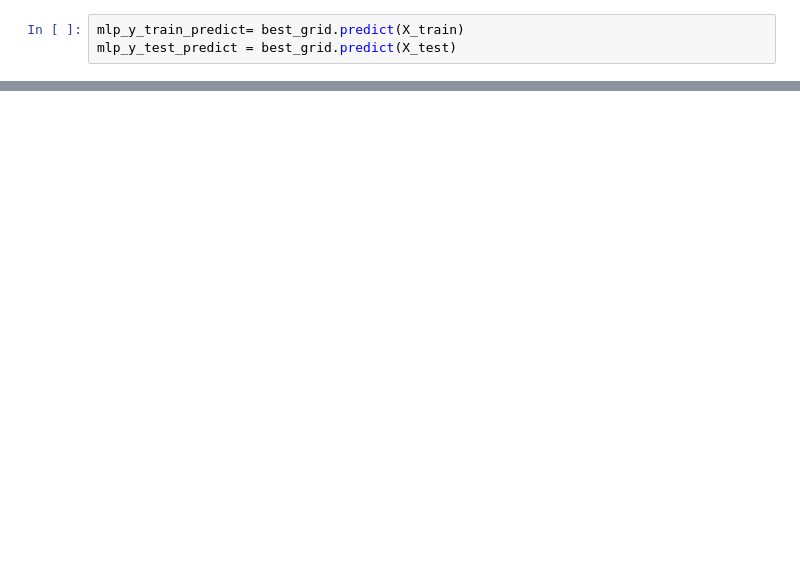
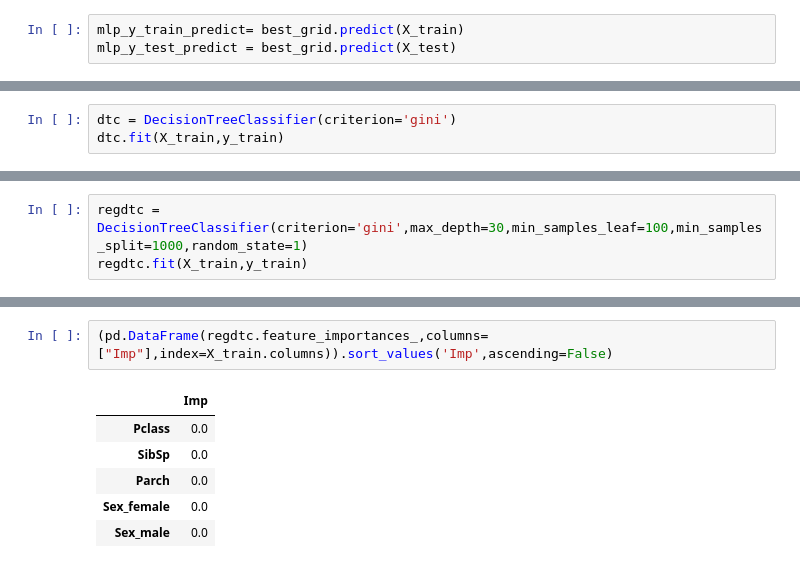
Before and after one commit to Nikhilreddy1/Titanic-passengers-survival-prediction, a Jupyter notebook: Titanic.ipynb, the cells around one changed output, grey strips where cells are left out. Drawn from its saved outputs; the diff is of its cells as text; blank space fills up the shorter version.

Commit message:
Add files via upload
Added decision tree classifier

```diff
--- a/Titanic.ipynb
+++ b/Titanic.ipynb
@@ -423,0 +384,3 @@ AUC: 0.847
+# %%
+dtc = DecisionTreeClassifier(criterion='gini')
+dtc.fit(X_train,y_train)
@@ -423,0 +438,3 @@ AUC: 0.847
+# %%
+regdtc = DecisionTreeClassifier(criterion='gini',max_depth=30,min_samples_leaf=100,min_samples_split=1000,random_state=1)
+regdtc.fit(X_train,y_train)
@@ -423,0 +452,9 @@ AUC: 0.847
+# %%
+(pd.DataFrame(regdtc.feature_importances_,columns=["Imp"],index=X_train.columns)).sort_values('Imp',ascending=False)
+# %% [output]
+|  | Imp |
+| Pclass | 0.0 |
+| SibSp | 0.0 |
+| Parch | 0.0 |
+| Sex_female | 0.0 |
+| Sex_male | 0.0 |
```
Also changed, not shown: parts of 44 cells of this notebook.
